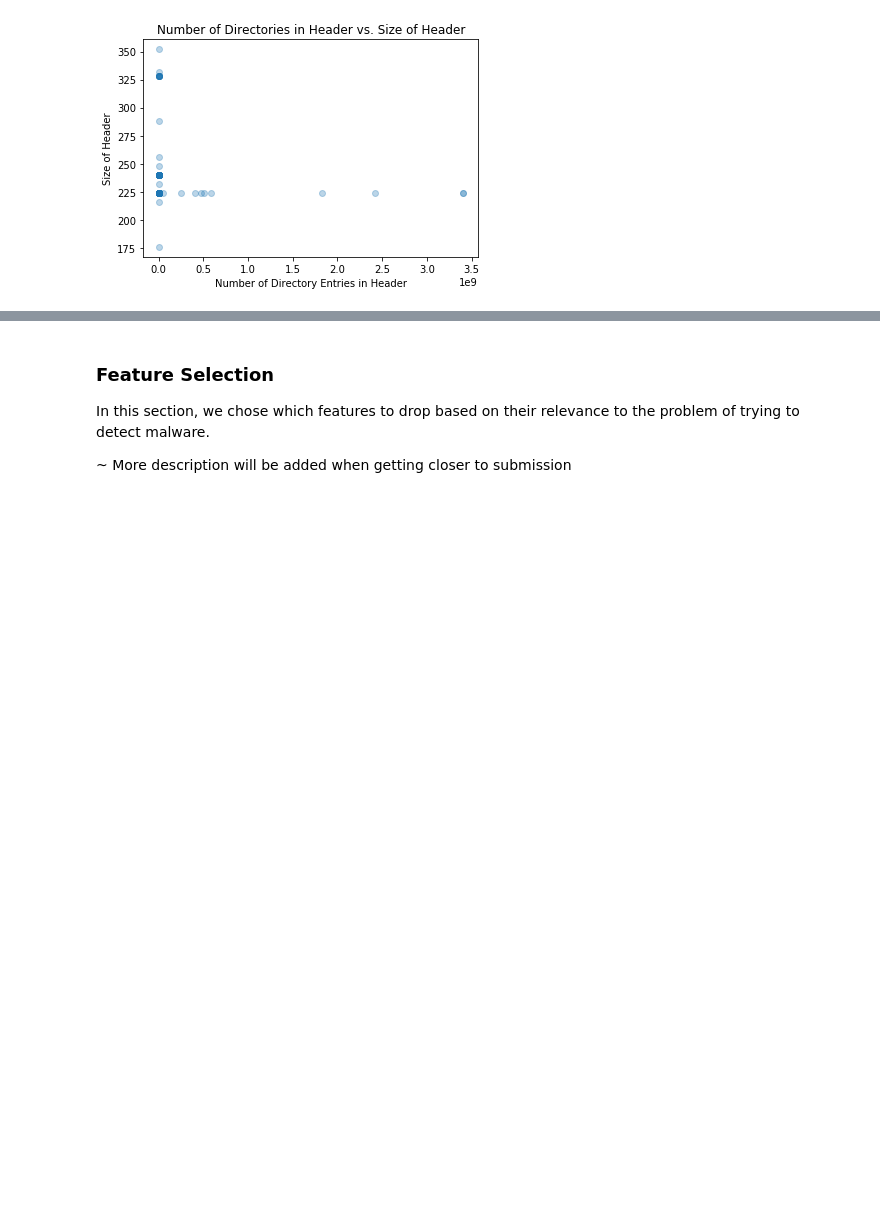
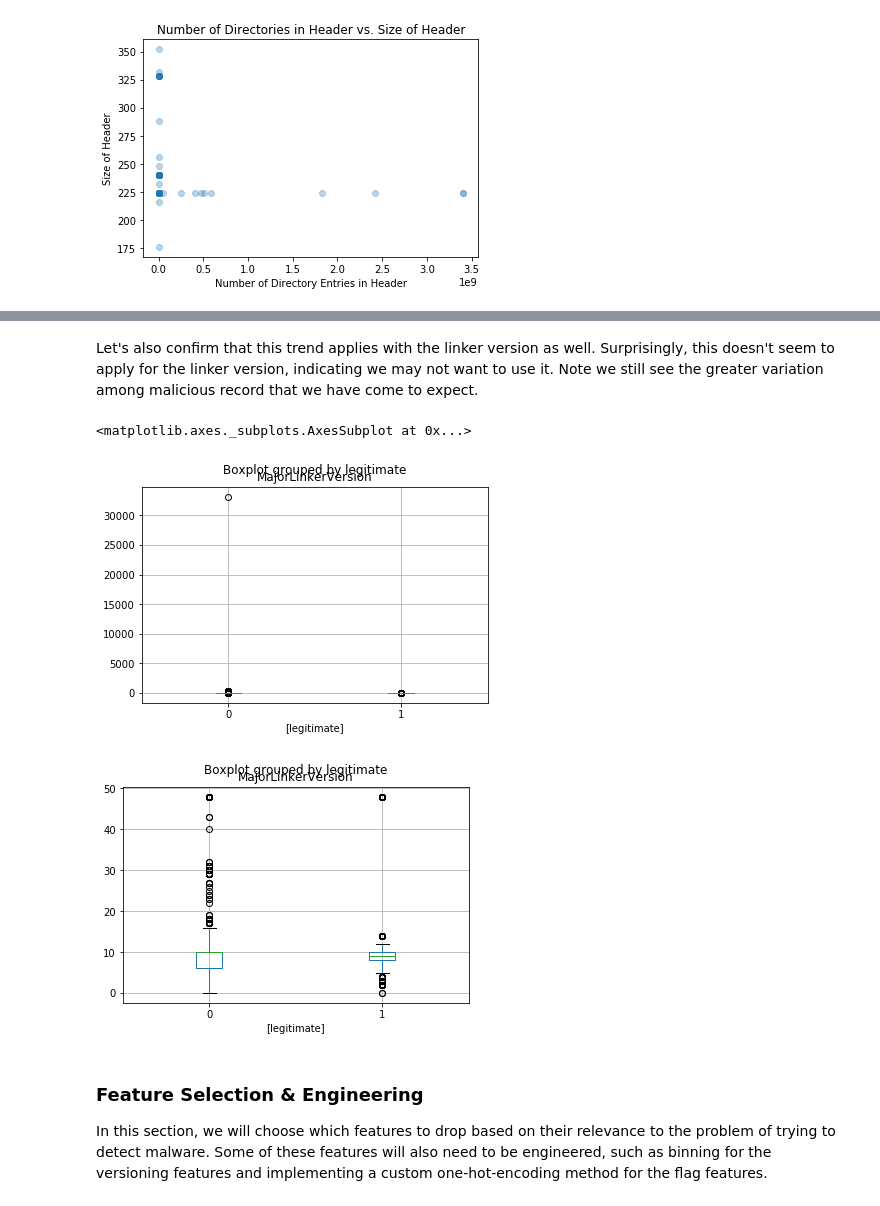
Before and after one commit to ayaabdelgawad/categorize-viruses, a Jupyter notebook: mal-classifier.ipynb, the cells around one changed output, grey strips where cells are left out. Saved outputs shown, nothing was run; the diff lists cells and outputs as text; code cells hidden in the pictures; blank space fills up the shorter version.

```diff
--- a/mal-classifier.ipynb
+++ b/mal-classifier.ipynb
@@ -176,5 +210,17 @@ data.boxplot(column=['SizeOfOptionalHeader'], by=['legitimate'])
+# %% [markdown]
+Let's also confirm that this trend applies with the linker version as well. Surprisingly, this doesn't seem to apply for the linker version, indicating we may not want to use it. Note we still see the greater variation among malicious record that we have come to expect.
+# %%
+# sanity check: intuition says older linker more vulnerable to malware
+# let's see if this is true for our data
+data.boxplot(column=['MajorLinkerVersion'], by=['legitimate'])
+# have some weird outliers in non-legit data -> remove
+noout = data[data['MajorLinkerVersion'] < 50]
+noout.boxplot(column=['MajorLinkerVersion'], by=['legitimate'])
+# not strictly align with intuition, but noticing that there is a lot of variation in non-legit
+# %% [output]
+<matplotlib.axes._subplots.AxesSubplot at 0x...>
+[figure, added]
+[figure, added]
 # %% [markdown]
-### Feature Selection
-In this section, we chose which features to drop based on their relevance to the problem of trying to detect malware.
-
-~ More description will be added when getting closer to submission
+### Feature Selection & Engineering
+In this section, we will choose which features to drop based on their relevance to the problem of trying to detect malware. Some of these features will also need to be engineered, such as binning for the versioning features and implementing a custom one-hot-encoding method for the flag features.
```
Also changed, not shown: parts of 38 cells of this notebook.
